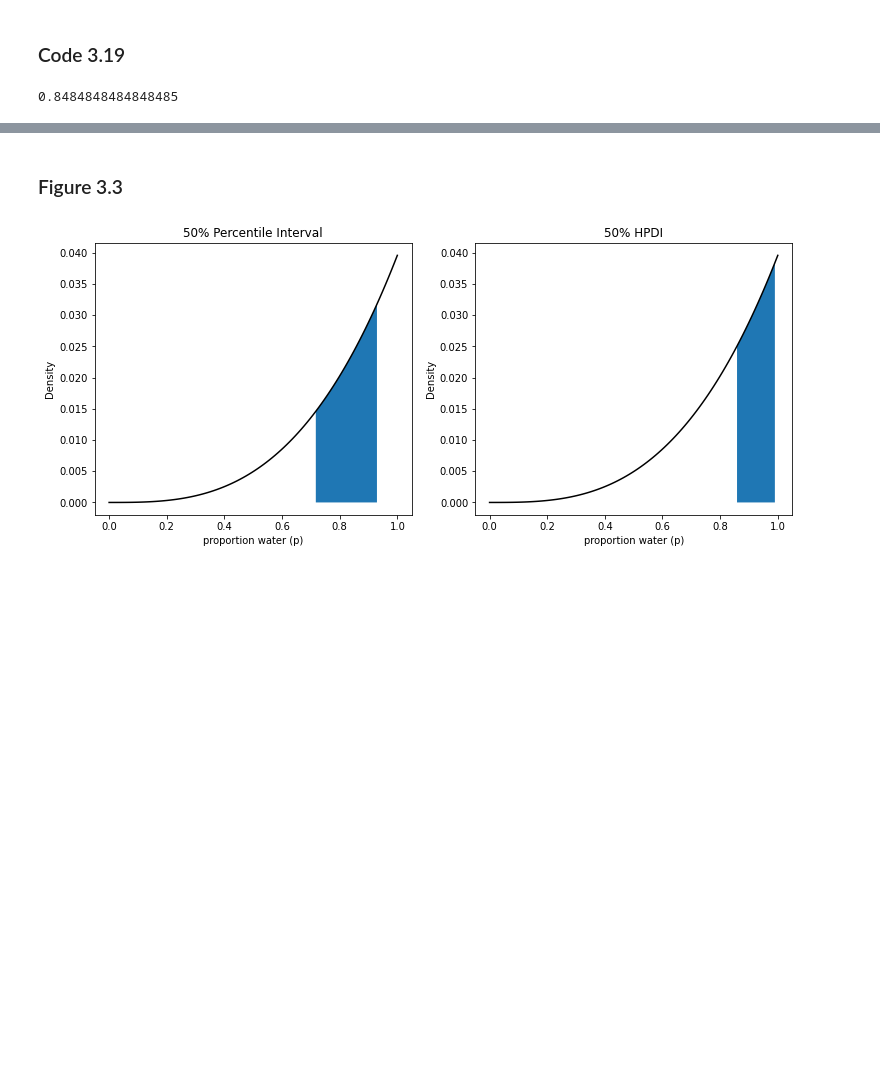
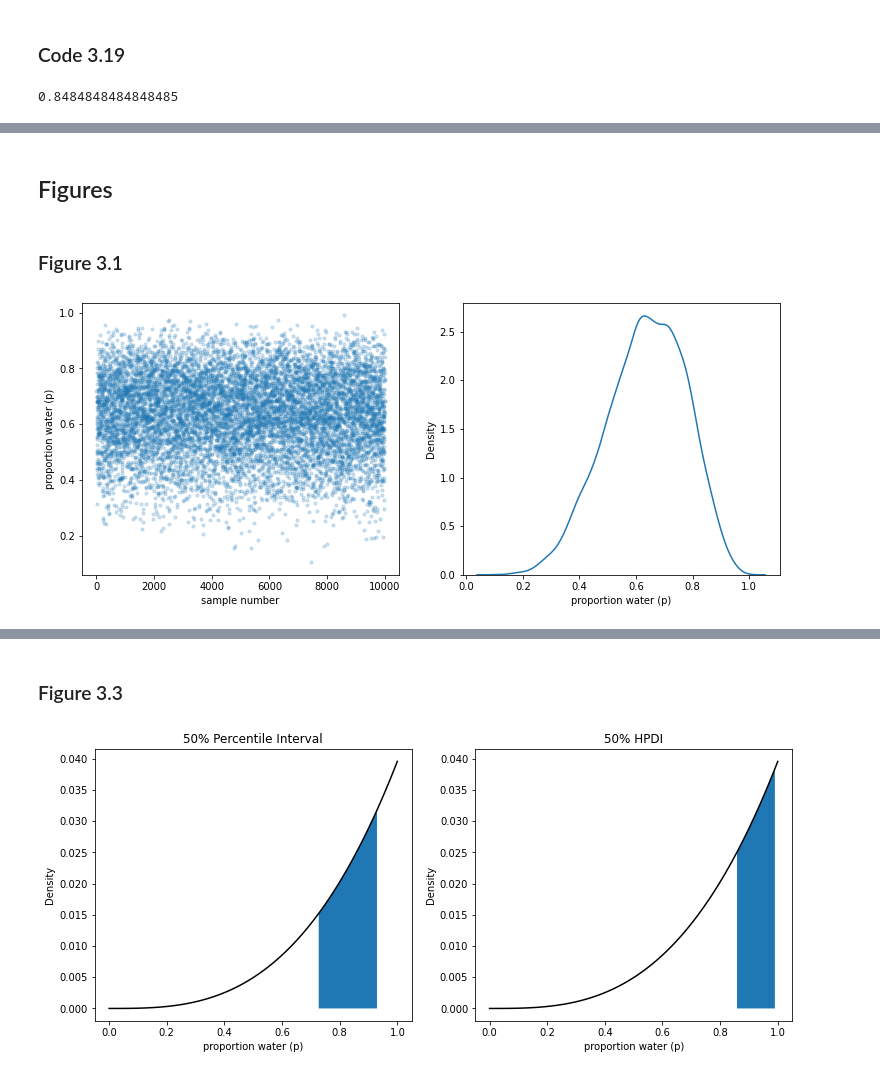
Before and after one commit to Giuco/statistical-rethinking, a Jupyter notebook: notebooks/Ch3.ipynb, the cells around one changed output, grey strips where cells are left out. Drawn from its saved outputs; the diff is of its cells as text; code cells hidden in the pictures; blank space fills up the shorter version.

```diff
--- a/notebooks/Ch3.ipynb
+++ b/notebooks/Ch3.ipynb
@@ -153,0 +208,21 @@ p_grid[np.argmin(loss)]
+# %% [markdown]
+## Figures
+# %% [markdown]
+### Figure 3.1
+# %%
+p_grid, posterior = posterior_grid_approx(grid_points=1000, success=6, tosses=9)
+samples = np.random.choice(p_grid, size=10000, replace=True, p=posterior)
+
+fig, (ax1, ax2) = plt.subplots(1, 2, figsize=(12.5, 5))
+
+ax1.scatter(range(len(samples)), samples, marker='o', alpha=.2, s=10)
+ax1.set_ylabel("proportion water (p)")
+ax1.set_xlabel("sample number")
+
+sns.kdeplot(samples, ax=ax2)
+ax2.set_ylabel("Density")
+ax2.set_xlabel("proportion water (p)")
+
+plt.show()
+# %% [output]
+[figure, added]
```
Also changed, not shown: parts of 30 cells of this notebook.
